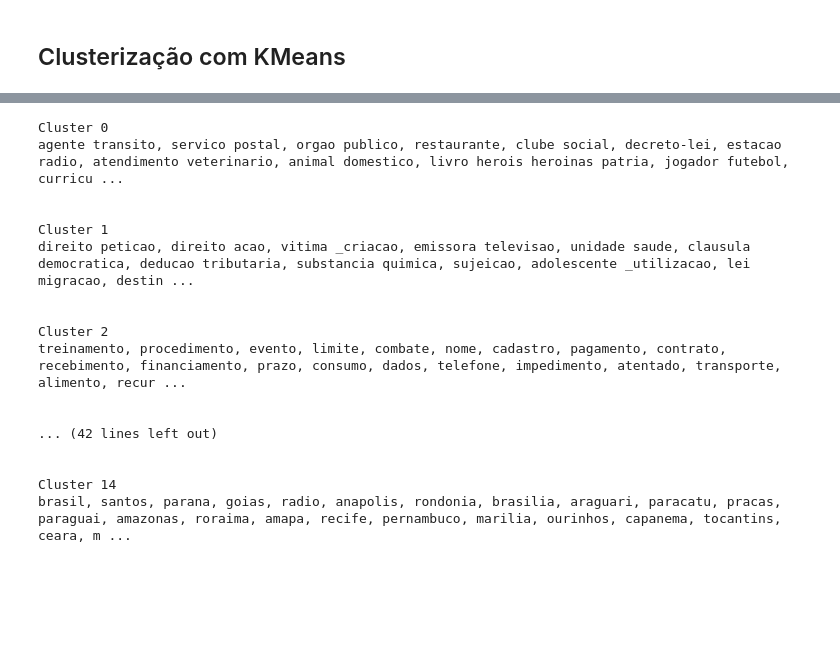
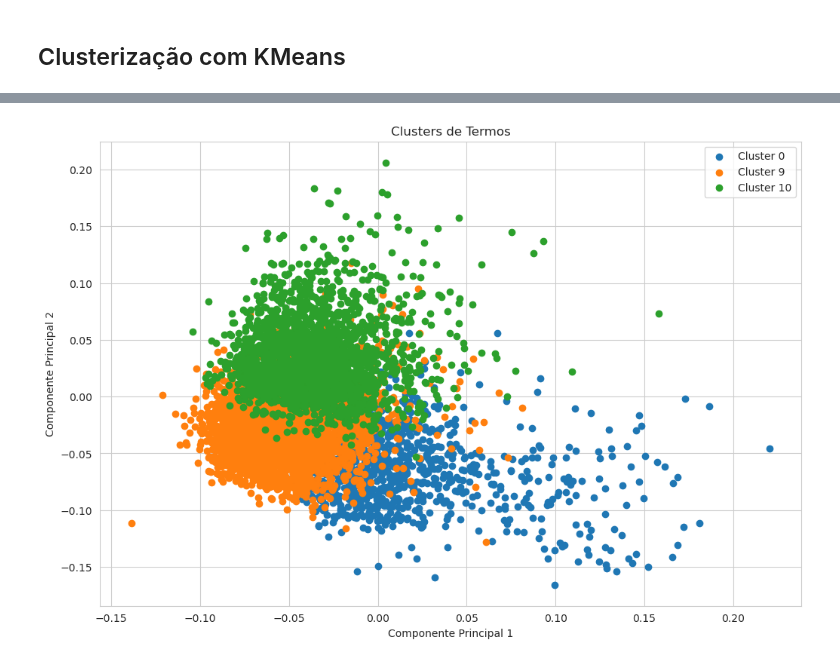
Before and after one commit to arthur-mts/tcc, a Jupyter notebook: modelo/clusterizar_tags.ipynb, the cells around one changed output, grey strips where cells are left out. Cells and saved outputs as stored; diff of their text form; code cells hidden in the pictures; blank space fills up the shorter version.

```diff
--- a/modelo/clusterizar_tags.ipynb
+++ b/modelo/clusterizar_tags.ipynb
@@ -102,16 +81,18 @@ plt.show()
 # %%
-## Treinando o modelo com 22 clusters
-kmeanModel = KMeans(n_clusters=22)
+## Treinando o modelo com 12 clusters
+kmeanModel = KMeans(n_clusters=20)
 kmeanModel.fit(X)
+# pickle.dump(kmeanModel, open("kmeanModel12.pkl", "wb"))
 
-clusters = kmeanModel.predict(list(df_keywords_unique['vectorized']))
+# kmeanModel = pickle.load(open("kmeanModel.pkl", "rb"))
+# clusters = kmeanModel.predict(list(df_keywords_unique['vectorized']))
 
-cluster_words = [[] for i in range(22)]
-
-for i in range(22):
-    print(f"Cluster {i}")
-    words_in_cluster = df_keywords_unique.iloc[np.where(clusters == i)[0]].keyword.values
-    cluster_words[i] = words_in_cluster
-    print(words_in_cluster[:25])
-    print("\n")
+# cluster_words = [[] for i in range(22)]
+#
+# for i in range(22):
+#     print(f"Cluster {i}")
+#     words_in_cluster = df_keywords_unique.iloc[np.where(clusters == i)[0]].keyword.values
+#     cluster_words[i] = words_in_cluster
+#     print(words_in_cluster[:25])
+#     print("\n")
 # %% [output]
@@ -143,23 +99,0 @@ for i in range(len(cluster_words)):
-# %%
-for i in range(len(clusters_words_uteis)):
-    print(f"Cluster {i}")
-    print(", ".join(clusters_words_uteis[i][:30]))
-    print("\n")
-# %% [output]
-Cluster 0
-agente transito, servico postal, orgao publico, restaurante, clube social, decreto-lei, estacao radio, atendimento veterinario, animal domestico, livro herois heroinas patria, jogador futebol, curricu ...
-
-
-Cluster 1
-direito peticao, direito acao, vitima _criacao, emissora televisao, unidade saude, clausula democratica, deducao tributaria, substancia quimica, sujeicao, adolescente _utilizacao, lei migracao, destin ...
-
-
-Cluster 2
-treinamento, procedimento, evento, limite, combate, nome, cadastro, pagamento, contrato, recebimento, financiamento, prazo, consumo, dados, telefone, impedimento, atentado, transporte, alimento, recur ...
-
-
-... (42 lines left out)
-
-
-Cluster 14
-brasil, santos, parana, goias, radio, anapolis, rondonia, brasilia, araguari, paracatu, pracas, paraguai, amazonas, roraima, amapa, recife, pernambuco, marilia, ourinhos, capanema, tocantins, ceara, m ...
@@ -193,0 +100,17 @@ with open("./clusters_final.json", "w") as file:
+# %%
+from sklearn.decomposition import PCA
+pca = PCA(n_components=2)
+X_reduced = pca.fit_transform(X)
+plt.figure(figsize=(12, 8))
+
+for cluster in set(kmeanModel.labels_):
+    if (cluster in [9, 10, 0]):
+        plt.scatter(X_reduced[kmeanModel.labels_ == cluster, 0], X_reduced[kmeanModel.labels_ == cluster, 1], label=f'Cluster {cluster}')
+
+plt.title('Clusters de Termos')
+plt.xlabel('Componente Principal 1')
+plt.ylabel('Componente Principal 2')
+plt.legend()
+plt.show()
+# %% [output]
+[figure, added]
```
Also changed, not shown: parts of 14 cells of this notebook, 5 other files.
